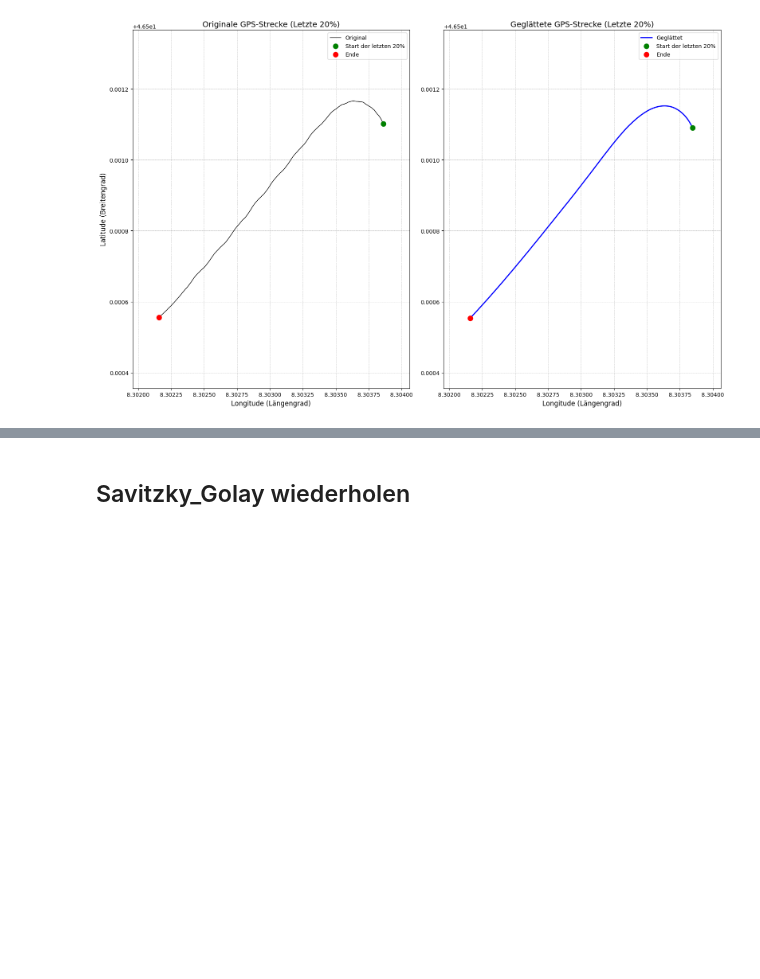
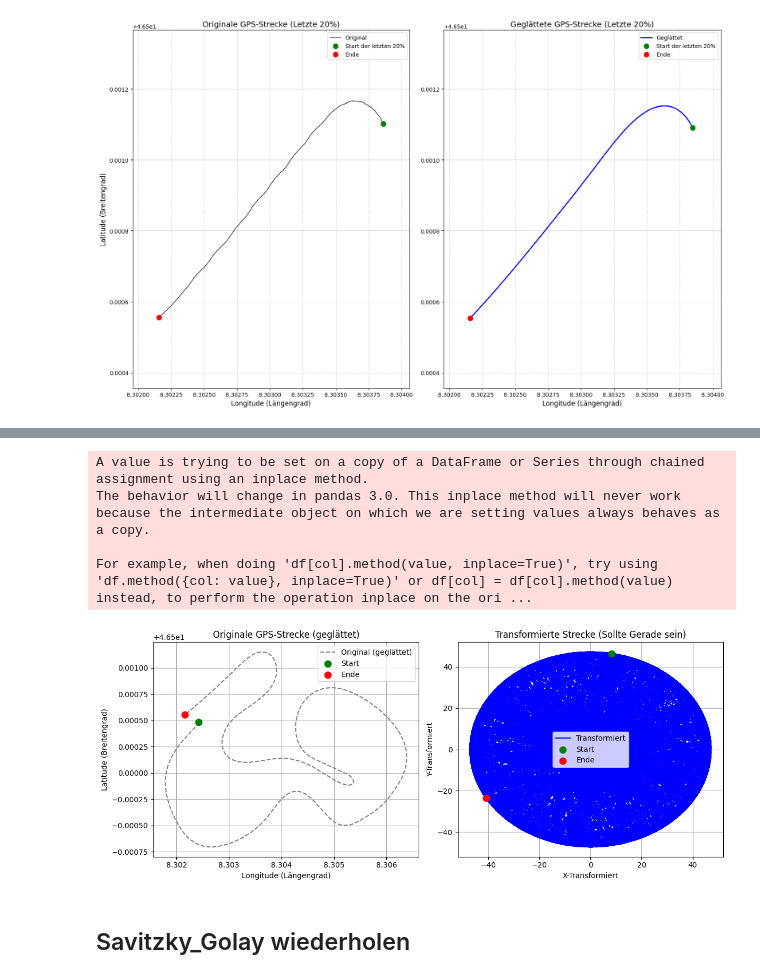
Before and after one commit to Louisfhgr/Dash.py, a Jupyter notebook: Vorwärtsbewegung_standartisieren.ipynb, the cells around one changed output, grey strips where cells are left out. Cells and saved outputs as stored; diff of their text form; code cells hidden in the pictures; blank space fills up the shorter version.

```diff
--- a/Vorwärtsbewegung_standartisieren.ipynb
+++ b/Vorwärtsbewegung_standartisieren.ipynb
@@ -557,0 +605,4 @@ plt.show()
+# %%
+df_modified_Stan["phi_rel"].fillna(0, inplace=True)
+df_modified_Stan["phi_abs"] = df_modified_Stan["phi_rel"].cumsum()
+df_modified_Stan["phi_offset"] = df_modified_Stan["phi_abs"] - df_modified_Stan["phi_abs"].iloc[0]
@@ -558,2 +710,69 @@ plt.show()
+# %%
+import matplotlib.pyplot as plt
+import numpy as np
+
+# 1️⃣ NaN-Werte in phi_rel entfernen
+df_modified_Stan["phi_rel"].fillna(0, inplace=True)
+
+# 2️⃣ Absoluten Winkel und Offset berechnen
+df_modified_Stan["phi_abs"] = df_modified_Stan["phi_rel"].cumsum()
+df_modified_Stan["phi_offset"] = df_modified_Stan["phi_abs"] - df_modified_Stan["phi_abs"].iloc[0]
+
+# 3️⃣ Funktion zur Drehtransformation
+def rotate_vector(x, y, phi):
+    """Dreht den Vektor (x, y) um den Winkel phi"""
+    R = np.array([[np.cos(-phi), -np.sin(-phi)],
+                  [np.sin(-phi), np.cos(-phi)]])
+    rotated_vector = R @ np.array([x, y])
+    return rotated_vector[0], rotated_vector[1]
+
+# 4️⃣ Transformation der Positionen
+df_modified_Stan["x_trans"], df_modified_Stan["y_trans"] = zip(*df_modified_Stan.apply(
+    lambda row: rotate_vector(row["longitude_smooth"], row["latitude_smooth"], row["phi_offset"]), axis=1
+))
+
+# 5️⃣ Transformation der Beschleunigungswerte (optional)
+df_modified_Stan["a_x_trans"], df_modified_Stan["a_y_trans"] = zip(*df_modified_Stan.apply(
+    lambda row: rotate_vector(row["a_x_norm_sp"], row["a_y_norm_sp"], row["phi_offset"]), axis=1
+))
+
+# 6️⃣ Plots nebeneinander erzeugen
+fig, ax = plt.subplots(1, 2, figsize=(12, 5))  # 1 Zeile, 2 Spalten
+
+# 🔹 Linker Plot: Originale Strecke (Geglättet)
+ax[0].plot(df_modified_Stan["longitude_smooth"], df_modified_Stan["latitude_smooth"],
+           color="gray", linestyle="--", label="Original (geglättet)")
+ax[0].scatter(df_modified_Stan["longitude_smooth"].iloc[0], df_modified_Stan["latitude_smooth"].iloc[0],
+              color="green", label="Start", zorder=3, s=80)
+ax[0].scatter(df_modified_Stan["longitude_smooth"].iloc[-1], df_modified_Stan["latitude_smooth"].iloc[-1],
+              color="red", label="Ende", zorder=3, s=80)
+ax[0].set_xlabel("Longitude (Längengrad)")
+ax[0].set_ylabel("Latitude (Breitengrad)")
+ax[0].set_title("Originale GPS-Strecke (geglättet)")
+ax[0].legend()
+ax[0].grid(True)
+
+# 🔹 Rechter Plot: Transformierte Strecke
+ax[1].plot(df_modified_Stan["x_trans"], df_modified_Stan["y_trans"],
+           color="blue", label="Transformiert")
+ax[1].scatter(df_modified_Stan["x_trans"].iloc[0], df_modified_Stan["y_trans"].iloc[0],
+              color="green", label="Start", zorder=3, s=80)
+ax[1].scatter(df_modified_Stan["x_trans"].iloc[-1], df_modified_Stan["y_trans"].iloc[-1],
+              color="red", label="Ende", zorder=3, s=80)
+ax[1].set_xlabel("X-Transformiert")
+ax[1].set_ylabel("Y-Transformiert")
+ax[1].set_title("Transformierte Strecke (Sollte Gerade sein)")
+ax[1].legend()
+ax[1].grid(True)
+
+# 7️⃣ Layout anpassen und anzeigen
+plt.tight_layout()
+plt.show()
+# %% [output]
+A value is trying to be set on a copy of a DataFrame or Series through chained assignment using an inplace method.
+The behavior will change in pandas 3.0. This inplace method will never work because the intermediate object on which we are setting values always behaves as a copy.
+
+For example, when doing 'df[col].method(value, inplace=True)', try using 'df.method({col: value}, inplace=True)' or df[col] = df[col].method(value) instead, to perform the operation inplace on the ori ...
+[figure, added]
 # %% [markdown]
 ## Savitzky_Golay wiederholen
```
Also changed, not shown: parts of 10 cells of this notebook.
